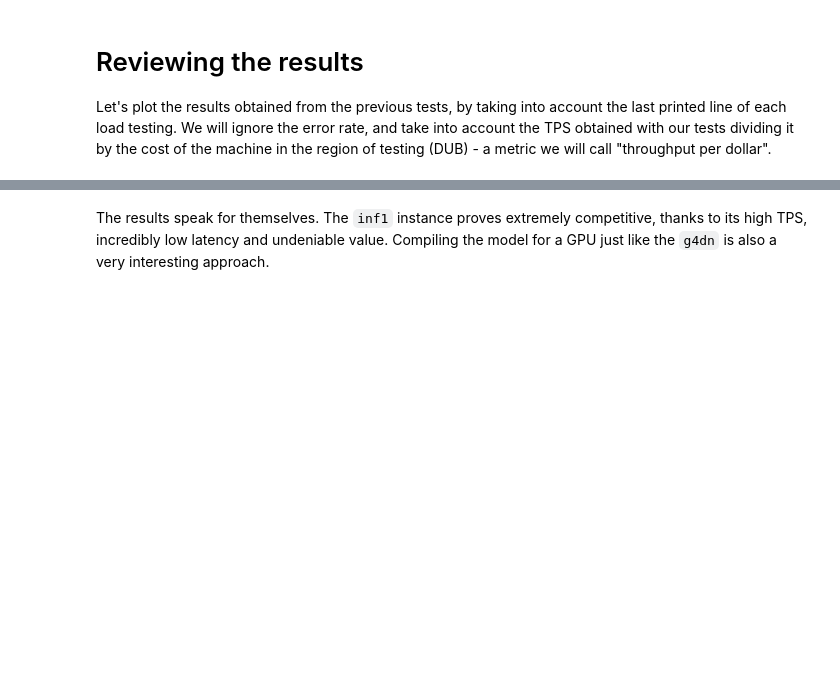
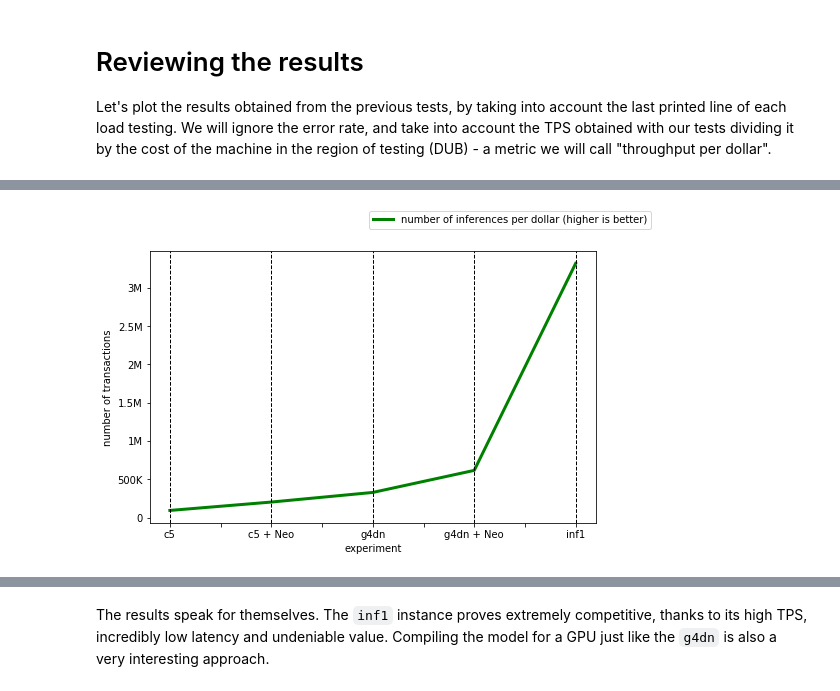
Before and after one commit to aws-samples/sagemaker-benchmarking-accelerators-pretrained-pytorch-resnet50, a Jupyter notebook: resnet50.ipynb, the cells around one changed output, grey strips where cells are left out. Drawn from its saved outputs; the diff is of its cells as text; code cells hidden in the pictures; blank space fills up the shorter version.

```diff
--- a/resnet50.ipynb
+++ b/resnet50.ipynb
@@ -404,0 +289,11 @@ plt.show()
+# %%
+ax = df.plot(x="experiment", y="number of inferences per dollar (higher is better)", legend=False, linewidth=3, color="green", ylabel="number of transactions")
+for x in df.experiment:
+    plt.axvline(x=x, ls='--', color='black', linewidth=1)
+ax.figure.legend()
+plt.yticks([0,500000,1000000,1500000,2000000,2500000, 3000000], ["0", "500K", "1M", "1.5M", "2M", "2.5M", "3M"])
+plt.rcParams["figure.figsize"] = (8,5)
+plt.savefig('images/inferences-per dollar.png', dpi=300, format='png')
+plt.show()
+# %% [output]
+[figure, added]
```
Also changed, not shown: parts of 27 cells of this notebook, 7 other files.
